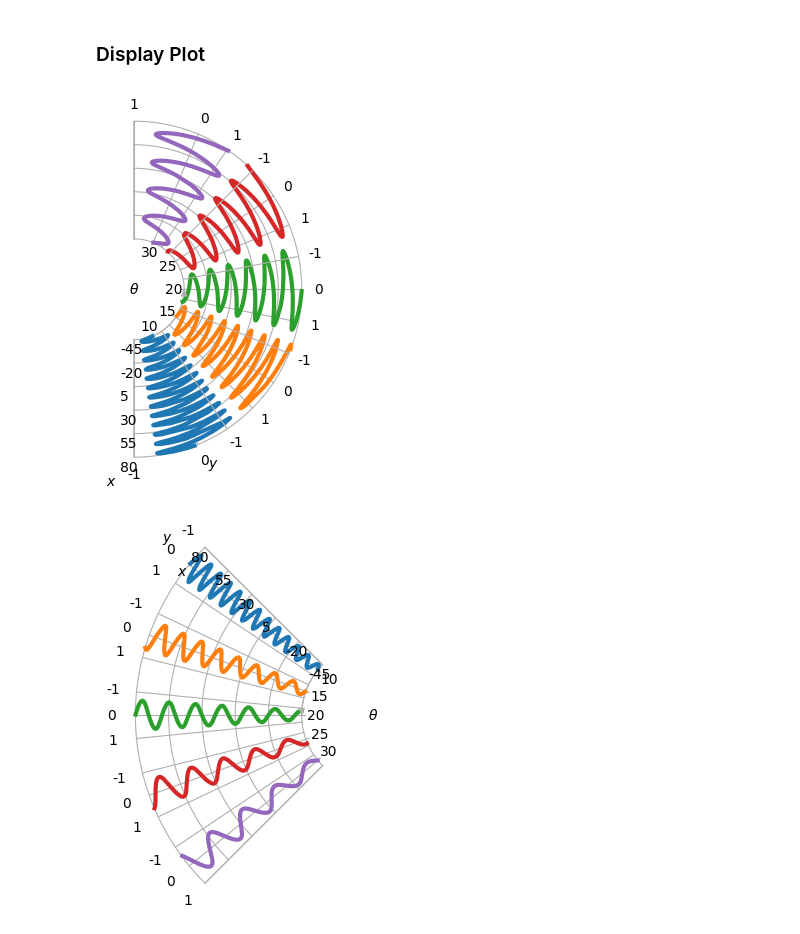
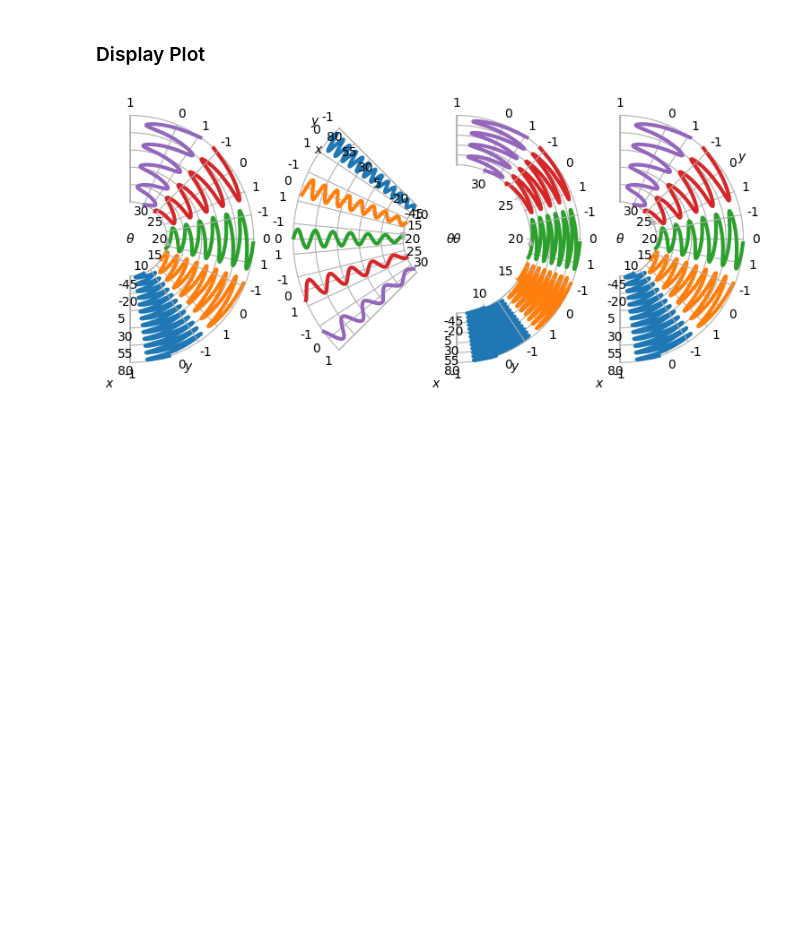
Before and after one commit to TheRedElement/LStein, a Jupyter notebook: demo/customizing_LSteinCanvas.ipynb, the cells around one changed output. Drawn from its saved outputs; the diff is of its cells as text; code cells hidden in the pictures; blank space fills up the shorter version.

```diff
--- a/demo/customizing_LSteinCanvas.ipynb
+++ b/demo/customizing_LSteinCanvas.ipynb
@@ -130,9 +123,11 @@ for LSC in LSCs:
 # %% [markdown]
 ### Display Plot
 # %%
-for LSC in LSCs[:]:
-    fig = lstein.draw(LSC)
+fig, axs = plt.subplots(1,4, figsize=(9,7))
+axs = axs.flatten()
+for idx in range(len(LSCs)):
+    lstein.LSteinMPL(LSCs[idx]).show(axs[idx])
+    # fig = lstein.draw(LSC)
 plt.show()
 # %% [output]
-[figure, old version]
+[figure, new version]
-[figure, removed]
```
Also changed, not shown: parts of 3 cells of this notebook, 6 other files.
